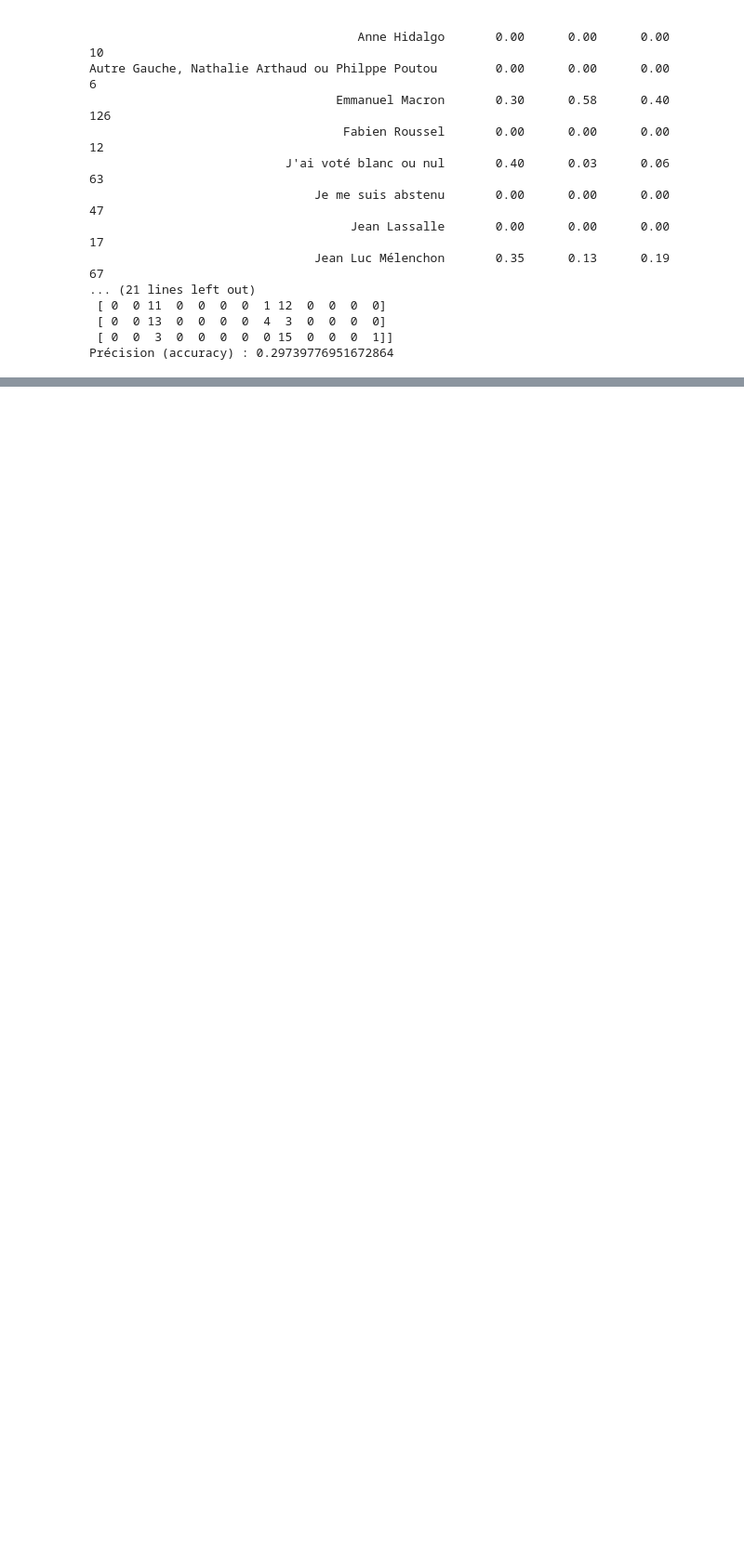
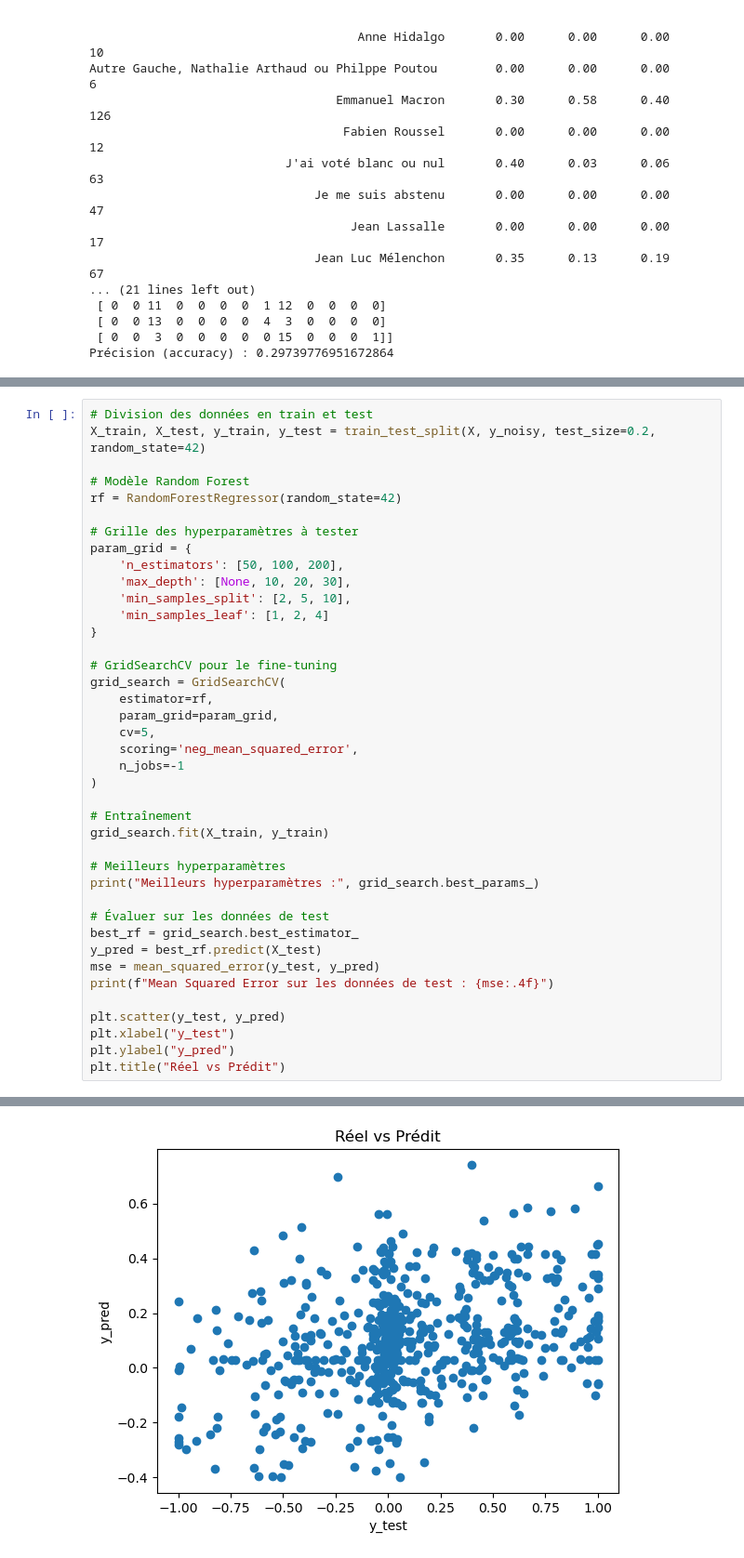
Before and after one commit to Thomas-labreur/PIP2025_GR3, a Jupyter notebook: enquete_machinelearning.ipynb, the cells around one changed output, grey strips where cells are left out. Shown at 93% size. Cells and saved outputs as stored; diff of their text form; blank space fills up the shorter version.

```diff
--- a/enquete_machinelearning.ipynb
+++ b/enquete_machinelearning.ipynb
@@ -284,0 +310,41 @@ questionnaire
+# %%
+# Division des données en train et test
+X_train, X_test, y_train, y_test = train_test_split(X, y_noisy, test_size=0.2, random_state=42)
+
+# Modèle Random Forest
+rf = RandomForestRegressor(random_state=42)
+
+# Grille des hyperparamètres à tester
+param_grid = {
+    'n_estimators': [50, 100, 200],
+    'max_depth': [None, 10, 20, 30],
+    'min_samples_split': [2, 5, 10],
+    'min_samples_leaf': [1, 2, 4]
+}
+
+# GridSearchCV pour le fine-tuning
+grid_search = GridSearchCV(
+    estimator=rf,
+    param_grid=param_grid,
+    cv=5,
+    scoring='neg_mean_squared_error',
+    n_jobs=-1
+)
+
+# Entraînement
+grid_search.fit(X_train, y_train)
+
+# Meilleurs hyperparamètres
+print("Meilleurs hyperparamètres :", grid_search.best_params_)
+
+# Évaluer sur les données de test
+best_rf = grid_search.best_estimator_
+y_pred = best_rf.predict(X_test)
+mse = mean_squared_error(y_test, y_pred)
+print(f"Mean Squared Error sur les données de test : {mse:.4f}")
+
+plt.scatter(y_test, y_pred)
+plt.xlabel("y_test")
+plt.ylabel("y_pred")
+plt.title("Réel vs Prédit")
+# %% [output]
@@ -284,0 +354 @@ questionnaire
+[figure, added]
```
Also changed, not shown: parts of 13 cells of this notebook, 5 other files.
